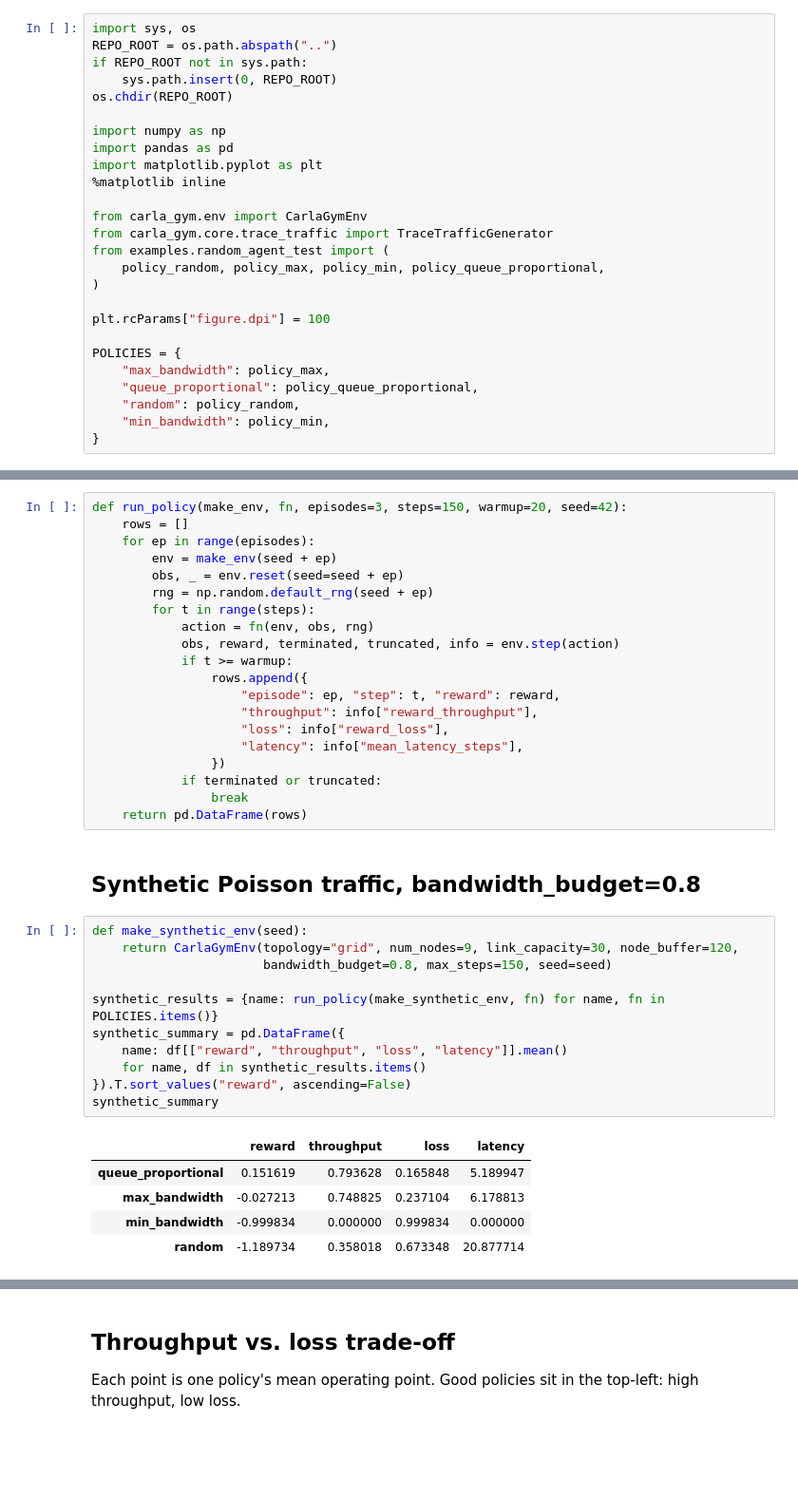
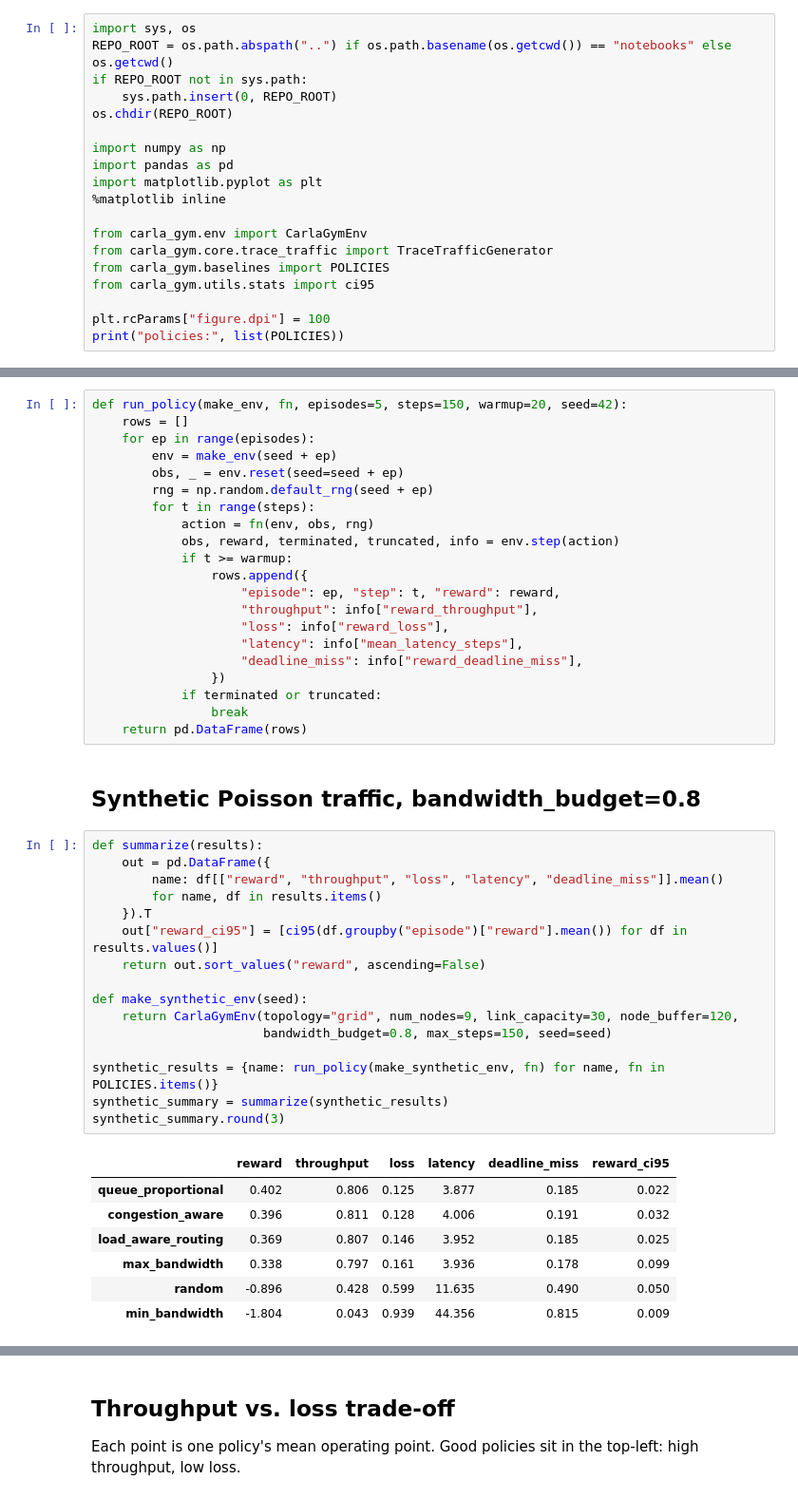
Before and after one commit to karix-project/congestgym-anon, a Jupyter notebook: notebooks/02_policy_comparison.ipynb, the cells around one changed output, grey strips where cells are left out. Shown at 95% size. Saved outputs shown, nothing was run; the diff lists cells and outputs as text; blank space fills up the shorter version.

```diff
--- a/notebooks/02_policy_comparison.ipynb
+++ b/notebooks/02_policy_comparison.ipynb
@@ -12,6 +15,6 @@ on in the first place.
 # %%
 import sys, os
-REPO_ROOT = os.path.abspath("..")
+REPO_ROOT = os.path.abspath("..") if os.path.basename(os.getcwd()) == "notebooks" else os.getcwd()
 if REPO_ROOT not in sys.path:
     sys.path.insert(0, REPO_ROOT)
 os.chdir(REPO_ROOT)
@@ -23,15 +26,8 @@ import matplotlib.pyplot as plt
 
 from carla_gym.env import CarlaGymEnv
 from carla_gym.core.trace_traffic import TraceTrafficGenerator
-from examples.random_agent_test import (
-    policy_random, policy_max, policy_min, policy_queue_proportional,
-)
+from carla_gym.baselines import POLICIES
+from carla_gym.utils.stats import ci95
 
 plt.rcParams["figure.dpi"] = 100
-
-POLICIES = {
-    "max_bandwidth": policy_max,
-    "queue_proportional": policy_queue_proportional,
-    "random": policy_random,
-    "min_bandwidth": policy_min,
-}
+print("policies:", list(POLICIES))
@@ -38,5 +36,5 @@ POLICIES = {
 # %%
-def run_policy(make_env, fn, episodes=3, steps=150, warmup=20, seed=42):
+def run_policy(make_env, fn, episodes=5, steps=150, warmup=20, seed=42):
     rows = []
     for ep in range(episodes):
         env = make_env(seed + ep)
@@ -51,6 +49,7 @@ def run_policy(make_env, fn, episodes=3, steps=150, warmup=20, seed=42):
                     "throughput": info["reward_throughput"],
                     "loss": info["reward_loss"],
                     "latency": info["mean_latency_steps"],
+                    "deadline_miss": info["reward_deadline_miss"],
                 })
             if terminated or truncated:
                 break
@@ -58,22 +57,29 @@ def run_policy(make_env, fn, episodes=3, steps=150, warmup=20, seed=42):
 # %% [markdown]
 ## Synthetic Poisson traffic, bandwidth_budget=0.8
 # %%
+def summarize(results):
+    out = pd.DataFrame({
+        name: df[["reward", "throughput", "loss", "latency", "deadline_miss"]].mean()
+        for name, df in results.items()
+    }).T
+    out["reward_ci95"] = [ci95(df.groupby("episode")["reward"].mean()) for df in results.values()]
+    return out.sort_values("reward", ascending=False)
+
 def make_synthetic_env(seed):
     return CarlaGymEnv(topology="grid", num_nodes=9, link_capacity=30, node_buffer=120,
                        bandwidth_budget=0.8, max_steps=150, seed=seed)
 
 synthetic_results = {name: run_policy(make_synthetic_env, fn) for name, fn in POLICIES.items()}
-synthetic_summary = pd.DataFrame({
-    name: df[["reward", "throughput", "loss", "latency"]].mean()
-    for name, df in synthetic_results.items()
-}).T.sort_values("reward", ascending=False)
-synthetic_summary
+synthetic_summary = summarize(synthetic_results)
+synthetic_summary.round(3)
 # %% [output]
-|  | reward | throughput | loss | latency |
-| queue_proportional | 0.151619 | 0.793628 | 0.165848 | 5.189947 |
-| max_bandwidth | -0.027213 | 0.748825 | 0.237104 | 6.178813 |
-| min_bandwidth | -0.999834 | 0.000000 | 0.999834 | 0.000000 |
-| random | -1.189734 | 0.358018 | 0.673348 | 20.877714 |
+|  | reward | throughput | loss | latency | deadline_miss | reward_ci95 |
+| queue_proportional | 0.402 | 0.806 | 0.125 | 3.877 | 0.185 | 0.022 |
+| congestion_aware | 0.396 | 0.811 | 0.128 | 4.006 | 0.191 | 0.032 |
+| load_aware_routing | 0.369 | 0.807 | 0.146 | 3.952 | 0.185 | 0.025 |
+| max_bandwidth | 0.338 | 0.797 | 0.161 | 3.936 | 0.178 | 0.099 |
+| random | -0.896 | 0.428 | 0.599 | 11.635 | 0.490 | 0.050 |
+| min_bandwidth | -1.804 | 0.043 | 0.939 | 44.356 | 0.815 | 0.009 |
 # %%
 fig, ax = plt.subplots(figsize=(7, 4))
 colors = ["seagreen" if v > 0 else "firebrick" for v in synthetic_summary["reward"]]
```
Also changed, not shown: parts of 9 cells of this notebook, 5 other files.
